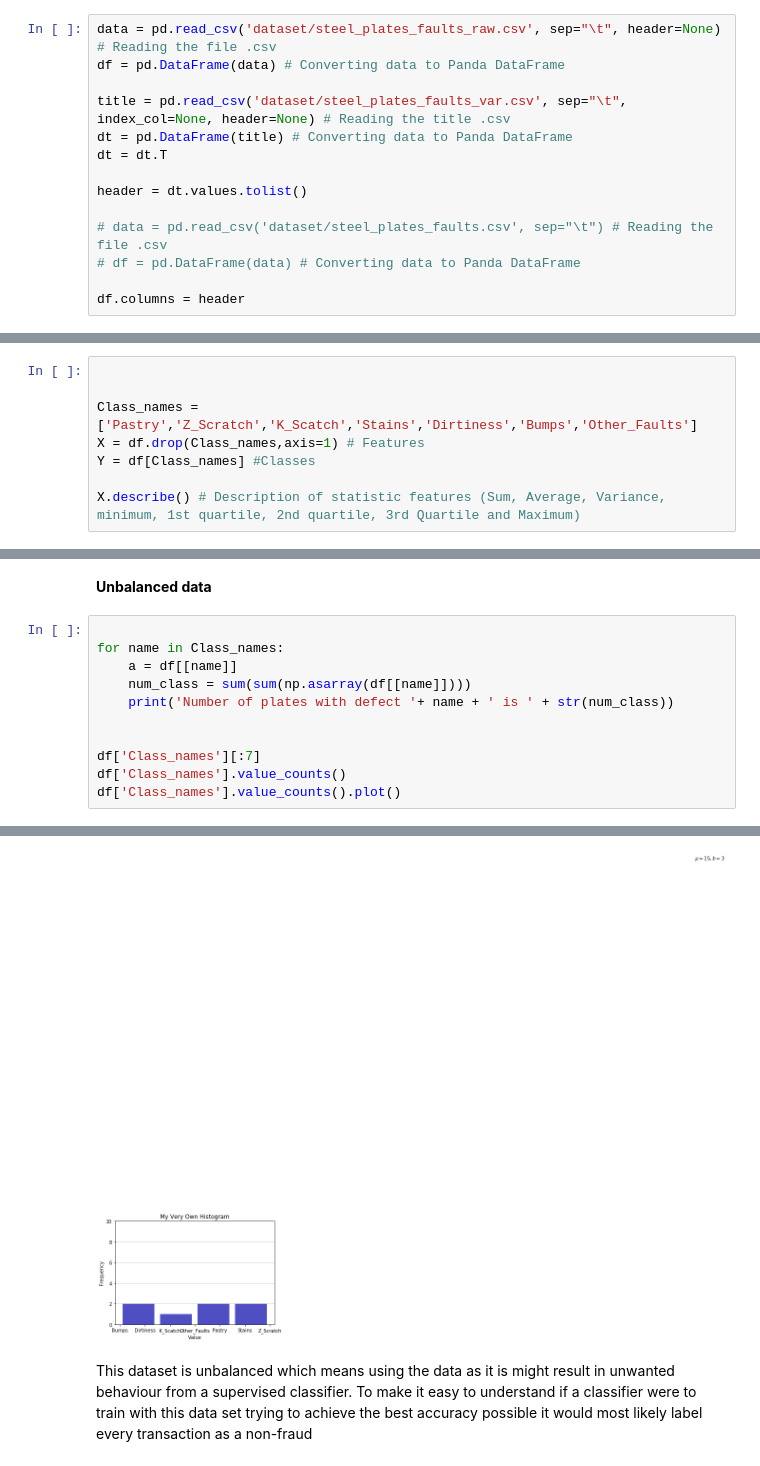
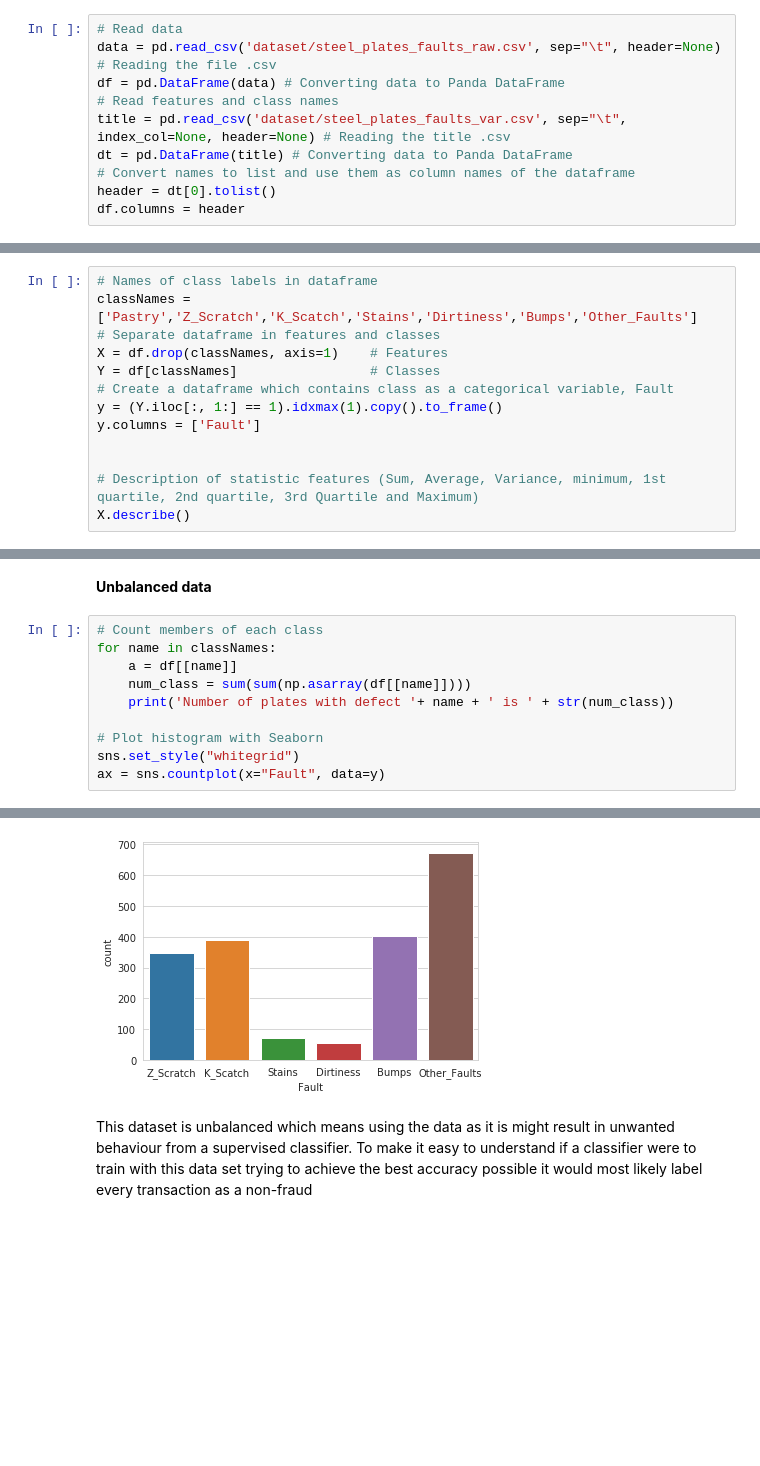
Before and after one commit to dn-lo/ECV_BigData, a Jupyter notebook: steelPlates.ipynb, the cells around one changed output, grey strips where cells are left out. Saved outputs shown, nothing was run; the diff lists cells and outputs as text; blank space fills up the shorter version.

Commit message:
Visualize fault histograms using seaborn

```diff
--- a/steelPlates.ipynb
+++ b/steelPlates.ipynb
@@ -36,29 +36,30 @@ import seaborn
 # %% [markdown]
 # Data recuperation
 # %%
+# Read data
 data = pd.read_csv('dataset/steel_plates_faults_raw.csv', sep="\t", header=None) # Reading the file .csv
 df = pd.DataFrame(data) # Converting data to Panda DataFrame
-
+# Read features and class names
 title = pd.read_csv('dataset/steel_plates_faults_var.csv', sep="\t", index_col=None, header=None) # Reading the title .csv
 dt = pd.DataFrame(title) # Converting data to Panda DataFrame
-dt = dt.T
-
-header = dt.values.tolist()
-
-# data = pd.read_csv('dataset/steel_plates_faults.csv', sep="\t") # Reading the file .csv
-# df = pd.DataFrame(data) # Converting data to Panda DataFrame
-
+# Convert names to list and use them as column names of the dataframe
+header = dt[0].tolist()
 df.columns = header
 # %% [markdown]
 # Data Visualization
 # %%
+# Names of class labels in dataframe
+classNames = ['Pastry','Z_Scratch','K_Scatch','Stains','Dirtiness','Bumps','Other_Faults']
+# Separate dataframe in features and classes
+X = df.drop(classNames, axis=1)    # Features
+Y = df[classNames]                 # Classes
+# Create a dataframe which contains class as a categorical variable, Fault
+y = (Y.iloc[:, 1:] == 1).idxmax(1).copy().to_frame()
+y.columns = ['Fault']
 
 
-Class_names = ['Pastry','Z_Scratch','K_Scatch','Stains','Dirtiness','Bumps','Other_Faults']
-X = df.drop(Class_names,axis=1) # Features
-Y = df[Class_names] #Classes
-
-X.describe() # Description of statistic features (Sum, Average, Variance, minimum, 1st quartile, 2nd quartile, 3rd Quartile and Maximum)
+# Description of statistic features (Sum, Average, Variance, minimum, 1st quartile, 2nd quartile, 3rd Quartile and Maximum)
+X.describe()
 # %% [output]
 |  | X_Minimum | X_Maximum | Y_Minimum | Y_Maximum | Pixels_Areas | X_Perimeter | Y_Perimeter | Sum_of_Luminosity | ... |
 | count | 1941.000000 | 1941.000000 | 1.941000e+03 | 1.941000e+03 | 1941.000000 | 1941.000000 | 1941.000000 | 1.941000e+03 | ... |
@@ -73,16 +74,15 @@ X.describe() # Description of statistic features (Sum, Average, Variance, minimu
 # %% [markdown]
 **Unbalanced data**
 # %%
-
-for name in Class_names:
+# Count members of each class
+for name in classNames:
     a = df[[name]]
     num_class = sum(sum(np.asarray(df[[name]])))
     print('Number of plates with defect '+ name + ' is ' + str(num_class))
 
-
-df['Class_names'][:7]
-df['Class_names'].value_counts()
-df['Class_names'].value_counts().plot()
+# Plot histogram with Seaborn
+sns.set_style("whitegrid")
+ax = sns.countplot(x="Fault", data=y)
 # %% [output]
 Number of plates with defect Pastry is 158
 Number of plates with defect Z_Scratch is 190
@@ -95,4 +94,4 @@ Number of plates with defect Other_Faults is 673
-[figure, old version]
+[figure, new version]
 # %% [markdown]
 This dataset is unbalanced which means using the data as it is might result in unwanted behaviour from a supervised classifier.
 To make it easy to understand if a classifier were to train with this data set trying to achieve the best accuracy possible it would most likely label every transaction as a non-fraud
```
Also changed, not shown: parts of 2 cells of this notebook.
